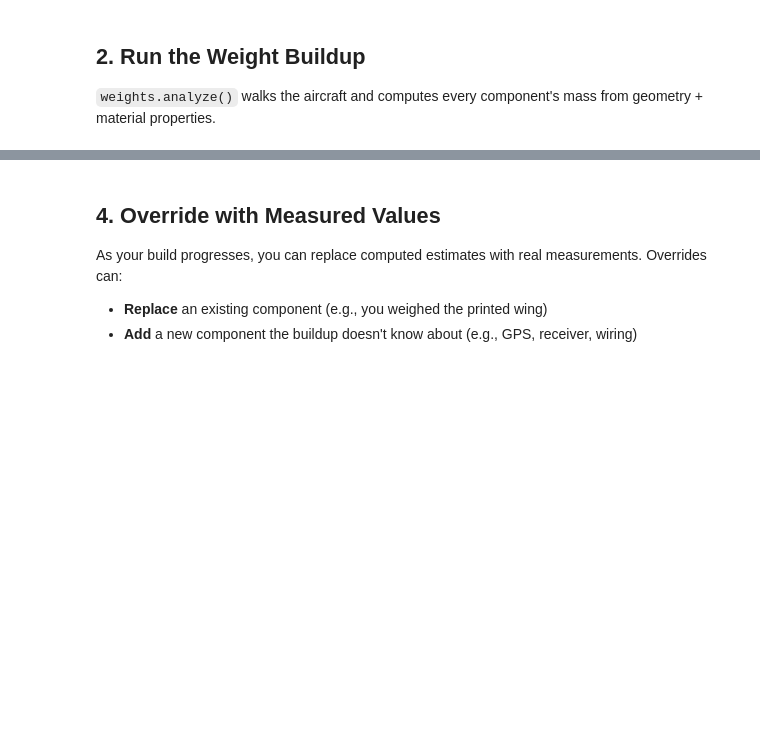
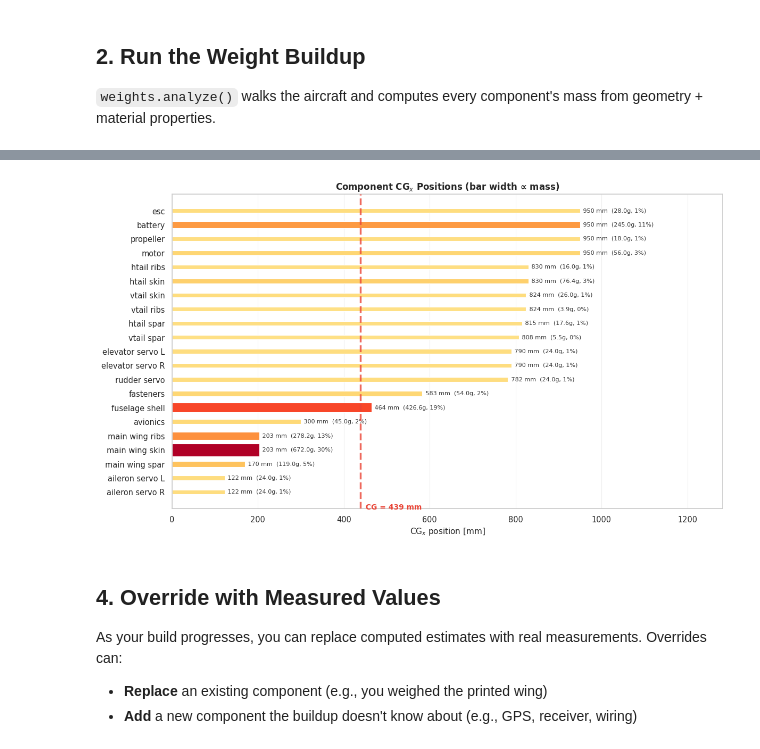
Before and after one commit to KasparStepan/AerisPlane, a Jupyter notebook: tutorials/02_weight_buildup.ipynb, the cells around one changed output, grey strips where cells are left out. Saved outputs shown, nothing was run; the diff lists cells and outputs as text; code cells hidden in the pictures; blank space fills up the shorter version.

```diff
--- a/tutorials/02_weight_buildup.ipynb
+++ b/tutorials/02_weight_buildup.ipynb
@@ -209,3 +223,8 @@ fig = result.plot()
+# %%
+# CG position bar chart — where each component sits along the x-axis
+fig = result.plot_cg_bars()
+# %% [output]
+[figure, added]
 # %% [markdown]
 ## 4. Override with Measured Values
 
```
Also changed, not shown: parts of 10 cells of this notebook, 1 other file.
